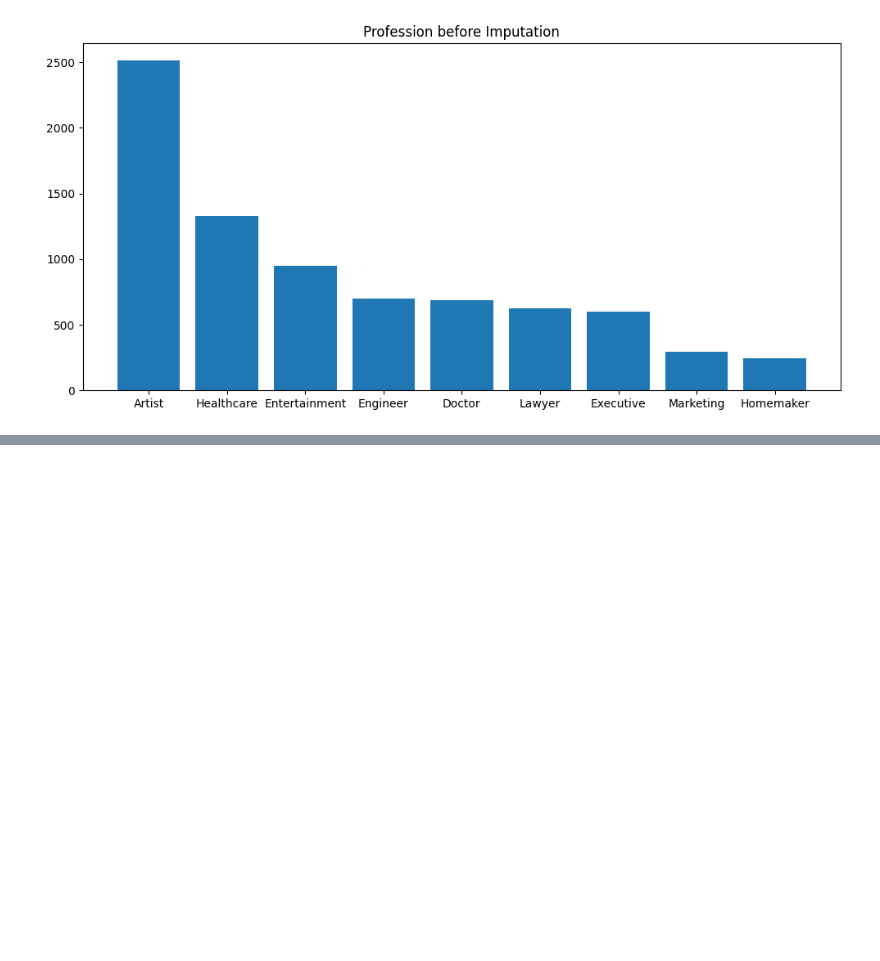
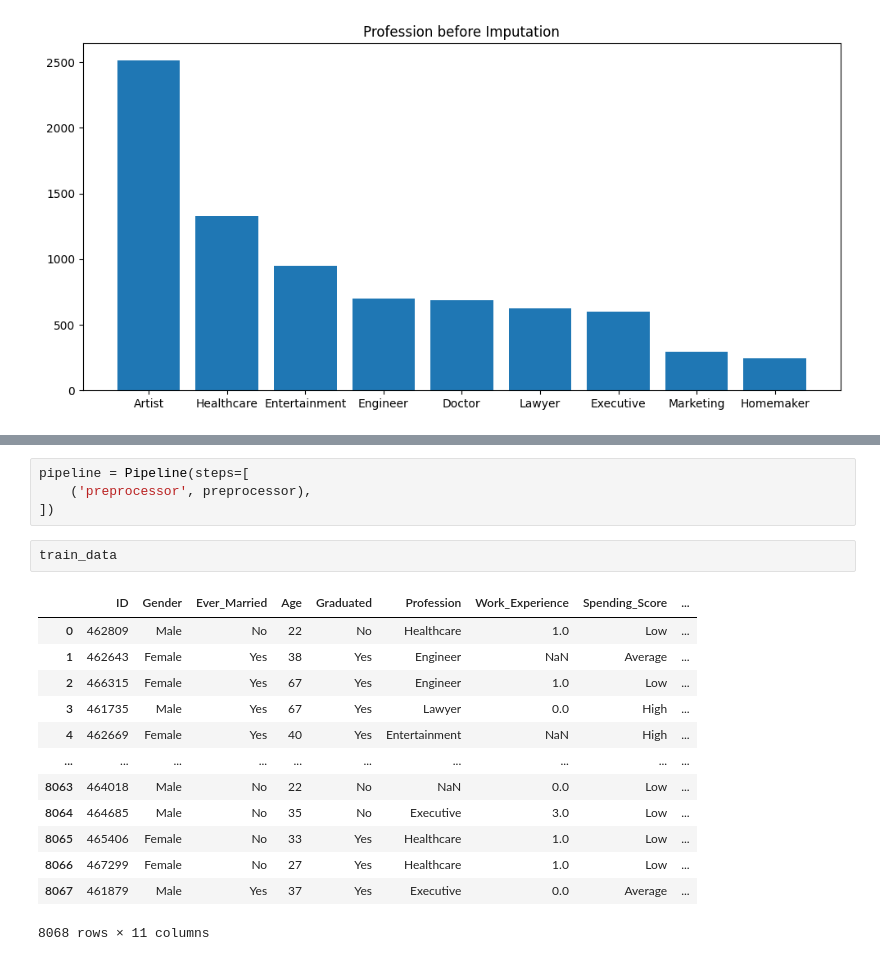
Before and after one commit to pkdc/automobile-company-customer-data-analysis, a Jupyter notebook: notebook/automobile_customer_analysis.ipynb, the cells around one changed output, grey strips where cells are left out. Saved outputs shown, nothing was run; the diff lists cells and outputs as text; blank space fills up the shorter version.

```diff
--- a/notebook/automobile_customer_analysis.ipynb
+++ b/notebook/automobile_customer_analysis.ipynb
@@ -144,0 +168,20 @@ median_transformer = Pipeline(steps=[
+# %%
+pipeline = Pipeline(steps=[
+    ('preprocessor', preprocessor),
+])
+# %%
+train_data
+# %% [output]
+|  | ID | Gender | Ever_Married | Age | Graduated | Profession | Work_Experience | Spending_Score | ... |
+| 0 | 462809 | Male | No | 22 | No | Healthcare | 1.0 | Low | ... |
+| 1 | 462643 | Female | Yes | 38 | Yes | Engineer | NaN | Average | ... |
+| 2 | 466315 | Female | Yes | 67 | Yes | Engineer | 1.0 | Low | ... |
+| 3 | 461735 | Male | Yes | 67 | Yes | Lawyer | 0.0 | High | ... |
+| 4 | 462669 | Female | Yes | 40 | Yes | Entertainment | NaN | High | ... |
+| ... | ... | ... | ... | ... | ... | ... | ... | ... | ... |
+| 8063 | 464018 | Male | No | 22 | No | NaN | 0.0 | Low | ... |
+| 8064 | 464685 | Male | No | 35 | No | Executive | 3.0 | Low | ... |
+| 8065 | 465406 | Female | No | 33 | Yes | Healthcare | 1.0 | Low | ... |
+| 8066 | 467299 | Female | No | 27 | Yes | Healthcare | 1.0 | Low | ... |
+| 8067 | 461879 | Male | Yes | 37 | Yes | Executive | 0.0 | Average | ... |
+8068 rows × 11 columns
```
Also changed, not shown: parts of 13 cells of this notebook.
